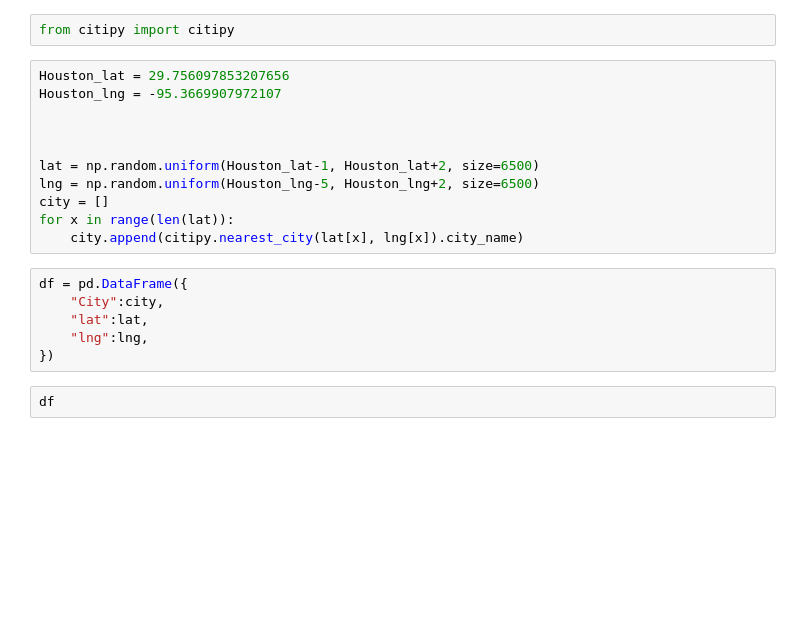
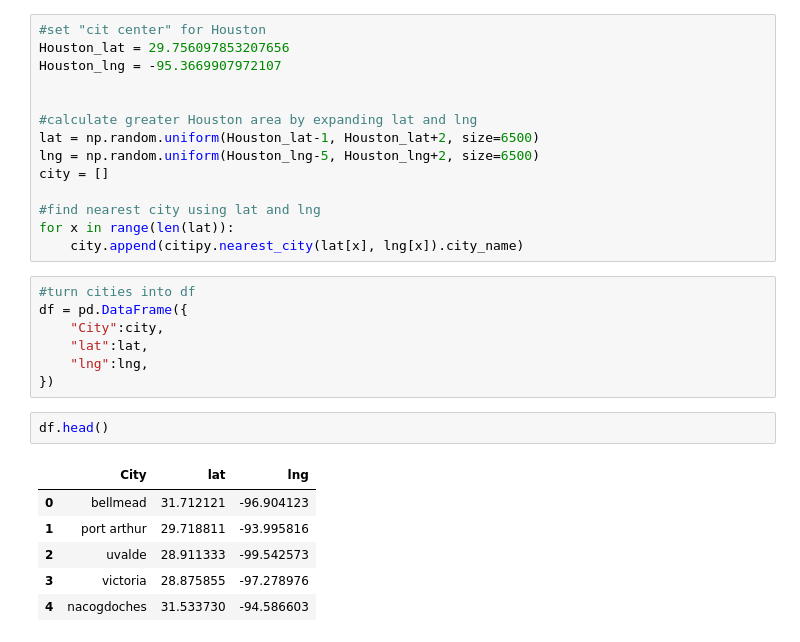
Before and after one commit to jakewmayfield/weather-prediction, a Jupyter notebook: weather_pull_practice.ipynb, the cells around one changed output. Drawn from its saved outputs; the diff is of its cells as text; blank space fills up the shorter version.

```diff
--- a/weather_pull_practice.ipynb
+++ b/weather_pull_practice.ipynb
@@ -14,22 +13,31 @@ ModuleNotFoundError: No module named 'config'
-# %%
-from citipy import citipy
 # %%
+#set "cit center" for Houston
 Houston_lat = 29.756097853207656
 Houston_lng = -95.3669907972107
 
 
-
+#calculate greater Houston area by expanding lat and lng
 lat = np.random.uniform(Houston_lat-1, Houston_lat+2, size=6500)
 lng = np.random.uniform(Houston_lng-5, Houston_lng+2, size=6500)
 city = []
+
+#find nearest city using lat and lng
 for x in range(len(lat)):
     city.append(citipy.nearest_city(lat[x], lng[x]).city_name)
 # %%
+#turn cities into df
 df = pd.DataFrame({
     "City":city,
     "lat":lat,
     "lng":lng,
 })
 # %%
-df
+df.head()
+# %% [output]
+|  | City | lat | lng |
+| 0 | bellmead | 31.712121 | -96.904123 |
+| 1 | port arthur | 29.718811 | -93.995816 |
+| 2 | uvalde | 28.911333 | -99.542573 |
+| 3 | victoria | 28.875855 | -97.278976 |
+| 4 | nacogdoches | 31.533730 | -94.586603 |
 # %%
```
Also changed, not shown: parts of 14 cells of this notebook.
